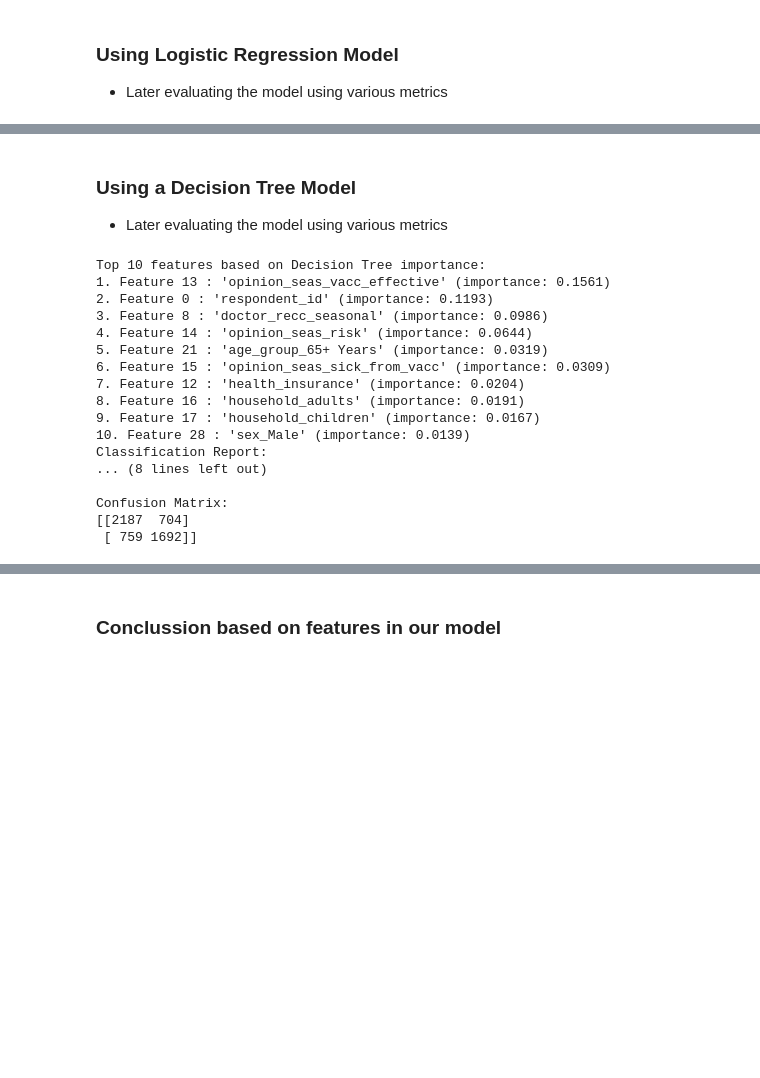
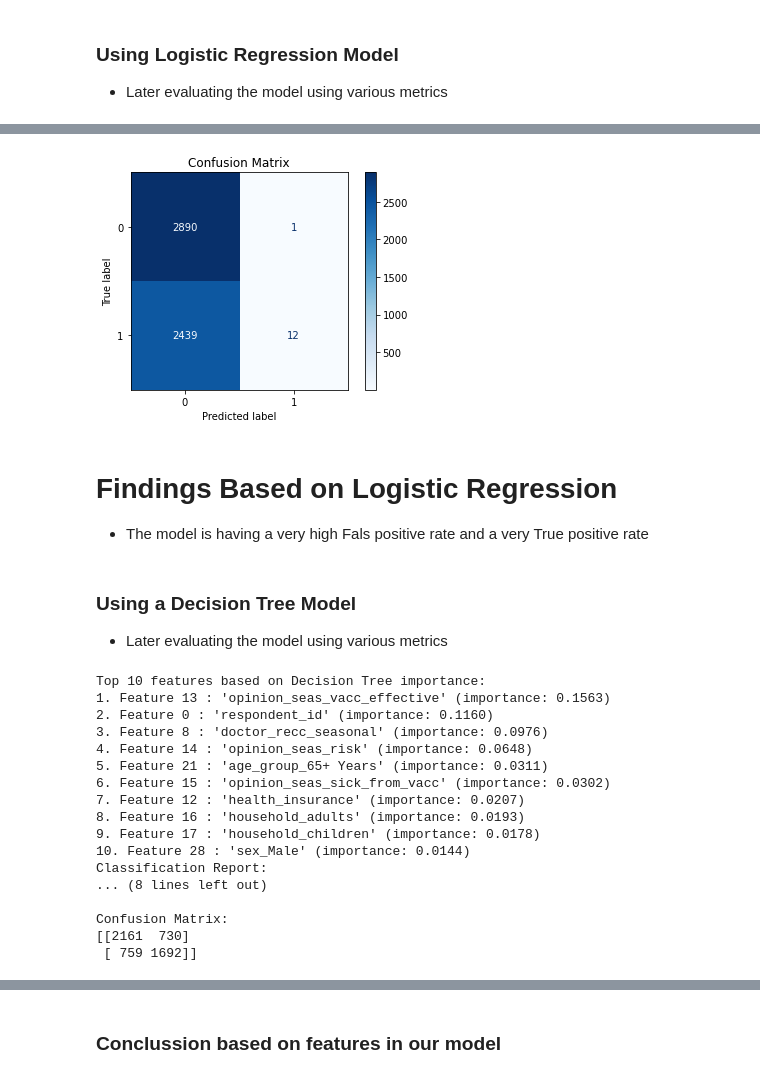
Before and after one commit to matjoee/dsc-final-project-phase-3, a Jupyter notebook: index.ipynb, the cells around one changed output, grey strips where cells are left out. Drawn from its saved outputs; the diff is of its cells as text; code cells hidden in the pictures; blank space fills up the shorter version.

```diff
--- a/index.ipynb
+++ b/index.ipynb
@@ -344,3 +400,14 @@ Confusion Matrix:
+# %%
+from sklearn.metrics import ConfusionMatrixDisplay
+
+disp = ConfusionMatrixDisplay.from_estimator(lr_model, X_test, y_test, cmap='Blues')
+plt.title('Confusion Matrix')
+plt.show()
+# %% [output]
+[figure, added]
+# %% [markdown]
+# Findings Based on Logistic Regression
+- The model is having a very high Fals positive rate and a very True positive rate
 # %% [markdown]
 ### Using a Decision Tree Model
 - Later evaluating the model using various metrics
@@ -354,14 +421,14 @@ dt_model = DecisionTreeClassifier()
 dt_model.fit(X_train_scaled, y_train)
 
 # Get feature importances
-dt_importances = model.feature_importances_
+dt_importances = dt_model.feature_importances_
 
 # Geting feature indices sorted by importance
 dt_indices = np.argsort(dt_importances)[::-1]
 
 # Selecting the top 10 features
 dt_top_n = 10
-dt_top_indices = indices[:dt_top_n]
+dt_top_indices = dt_indices[:dt_top_n]
 feature_names = X.columns # for getting feature names
 # Print out the top features
 print("Top 10 features based on Decision Tree importance:")
@@ -380,28 +447,28 @@ rf_model = RandomForestClassifier()
 rf_model.fit(X_train_dt_selected, y_train)
 
 # Predicting using our model on the test data
-y_pred = rf_model.predict(X_test_dt_selected)
+y_pred_2 = rf_model.predict(X_test_dt_selected)
 
 # Outputing the classification report and confusion matrix
 print("Classification Report:")
-print(classification_report(y_test, y_pred))
+print(classification_report(y_test, y_pred_2))
 print("Confusion Matrix:")
-print(confusion_matrix(y_test, y_pred))
+print(confusion_matrix(y_test, y_pred_2))
 # %% [output]
 Top 10 features based on Decision Tree importance:
-1. Feature 13 : 'opinion_seas_vacc_effective' (importance: 0.1561)
-2. Feature 0 : 'respondent_id' (importance: 0.1193)
-3. Feature 8 : 'doctor_recc_seasonal' (importance: 0.0986)
-4. Feature 14 : 'opinion_seas_risk' (importance: 0.0644)
-5. Feature 21 : 'age_group_65+ Years' (importance: 0.0319)
-6. Feature 15 : 'opinion_seas_sick_from_vacc' (importance: 0.0309)
-7. Feature 12 : 'health_insurance' (importance: 0.0204)
-8. Feature 16 : 'household_adults' (importance: 0.0191)
-9. Feature 17 : 'household_children' (importance: 0.0167)
-10. Feature 28 : 'sex_Male' (importance: 0.0139)
+1. Feature 13 : 'opinion_seas_vacc_effective' (importance: 0.1563)
+2. Feature 0 : 'respondent_id' (importance: 0.1160)
+3. Feature 8 : 'doctor_recc_seasonal' (importance: 0.0976)
+4. Feature 14 : 'opinion_seas_risk' (importance: 0.0648)
+5. Feature 21 : 'age_group_65+ Years' (importance: 0.0311)
+6. Feature 15 : 'opinion_seas_sick_from_vacc' (importance: 0.0302)
+7. Feature 12 : 'health_insurance' (importance: 0.0207)
+8. Feature 16 : 'household_adults' (importance: 0.0193)
+9. Feature 17 : 'household_children' (importance: 0.0178)
+10. Feature 28 : 'sex_Male' (importance: 0.0144)
 Classification Report:
 ... (8 lines left out)
 
 Confusion Matrix:
-[[2187  704]
+[[2161  730]
  [ 759 1692]]
```
Also changed, not shown: parts of 25 cells of this notebook, 1 other file.
